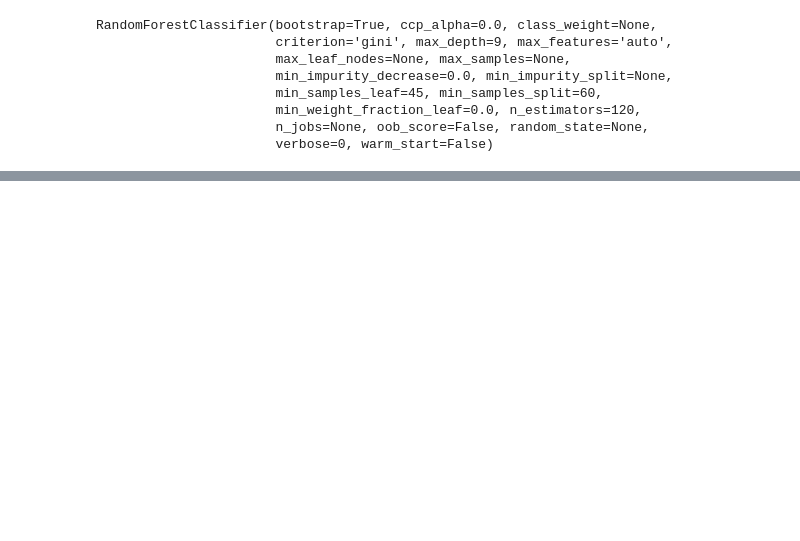
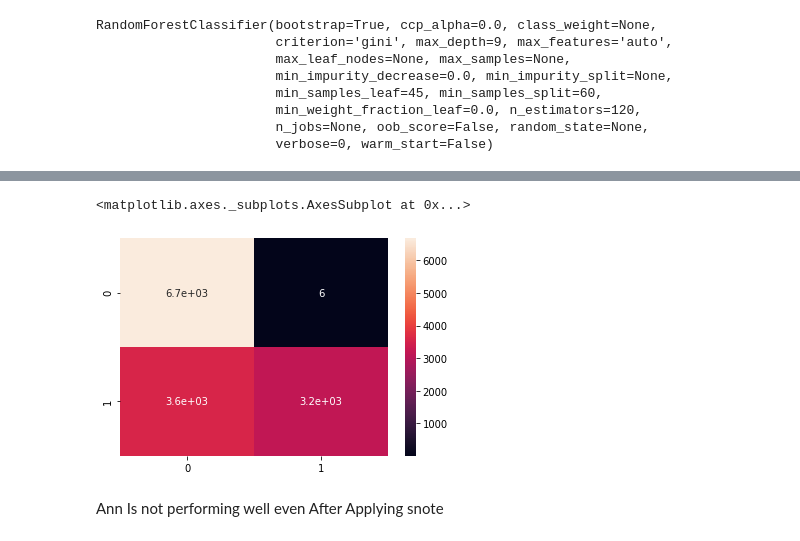
Before and after one commit to mishraraaj/Loan-Default-Prediction, a Jupyter notebook: raj_mishra_Team_2_Capstone_Project_2_Loan_Default_Prediction_.ipynb, the cells around one changed output, grey strips where cells are left out. Drawn from its saved outputs; the diff is of its cells as text; code cells hidden in the pictures; blank space fills up the shorter version.

```diff
--- a/raj_mishra_Team_2_Capstone_Project_2_Loan_Default_Prediction_.ipynb
+++ b/raj_mishra_Team_2_Capstone_Project_2_Loan_Default_Prediction_.ipynb
@@ -695,0 +795,39 @@ Tese Are the 20 Most Important Features
+# %%
+std=StandardScaler()
+X_train=std.fit_transform(x_train)
+X_test=std.fit_transform(x_test)
+# %%
+import tensorflow as tf
+from tensorflow.keras.models import Sequential
+from tensorflow.keras.layers import Dense, Dropout, Activation
+from tensorflow.keras.constraints import max_norm
+from tensorflow.keras.optimizers import Adam
+from tensorflow.keras.callbacks import EarlyStopping
+from tensorflow.keras.models import load_model
+model = Sequential()
+
+# input layer
+model.add(Dense(80,activation='relu'))
+model.add(Dropout(0.2))
+
+# hidden layer
+model.add(Dense(46,activation='relu'))
+model.add(Dropout(0.2))
+
+# hidden layer
+model.add(Dense(20,activation='relu'))
+model.add(Dropout(0.2))
+
+# output layer
+model.add(Dense(1, activation='sigmoid'))
+
+# compile model
+model.compile(optimizer="adam", loss='binary_crossentropy')
+# %%
+early_stop = EarlyStopping(monitor='val_loss', mode='min', verbose=1, patience=25)
+model.fit(x=X_train,
+          y=y_train,
+          epochs=200,
+
+          batch_size=256,
+          callbacks=[early_stop])
@@ -695,0 +853,2 @@ Tese Are the 20 Most Important Features
+# %%
+y_pred=model.predict(x_test).reshape(-1)
@@ -695,0 +870,8 @@ Tese Are the 20 Most Important Features
+# %%
+train_cm = confusion_matrix(y_test,y_pred.round())
+sns.heatmap(train_cm,annot=True)
+# %% [output]
+<matplotlib.axes._subplots.AxesSubplot at 0x...>
+[figure, added]
+# %% [markdown]
+Ann Is not performing well even After Applying snote
```
Also changed, not shown: parts of 38 cells of this notebook.
